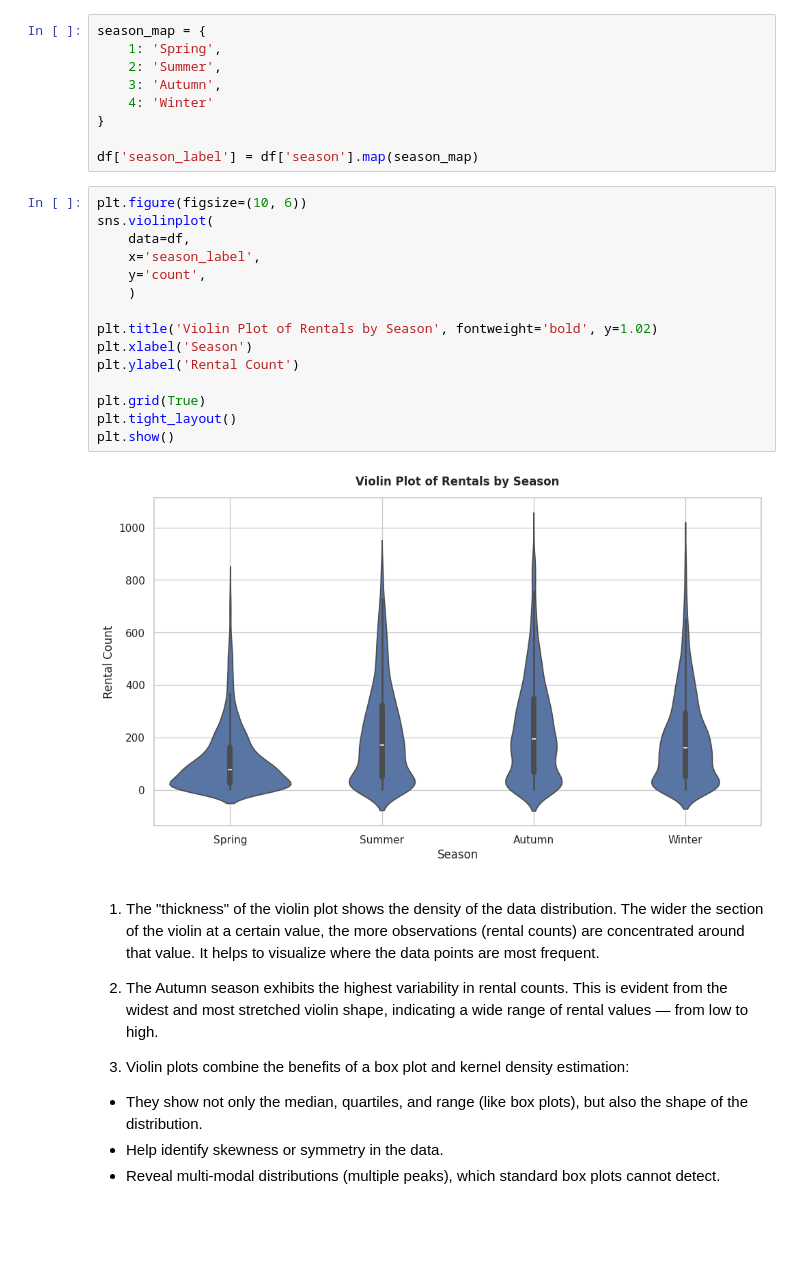
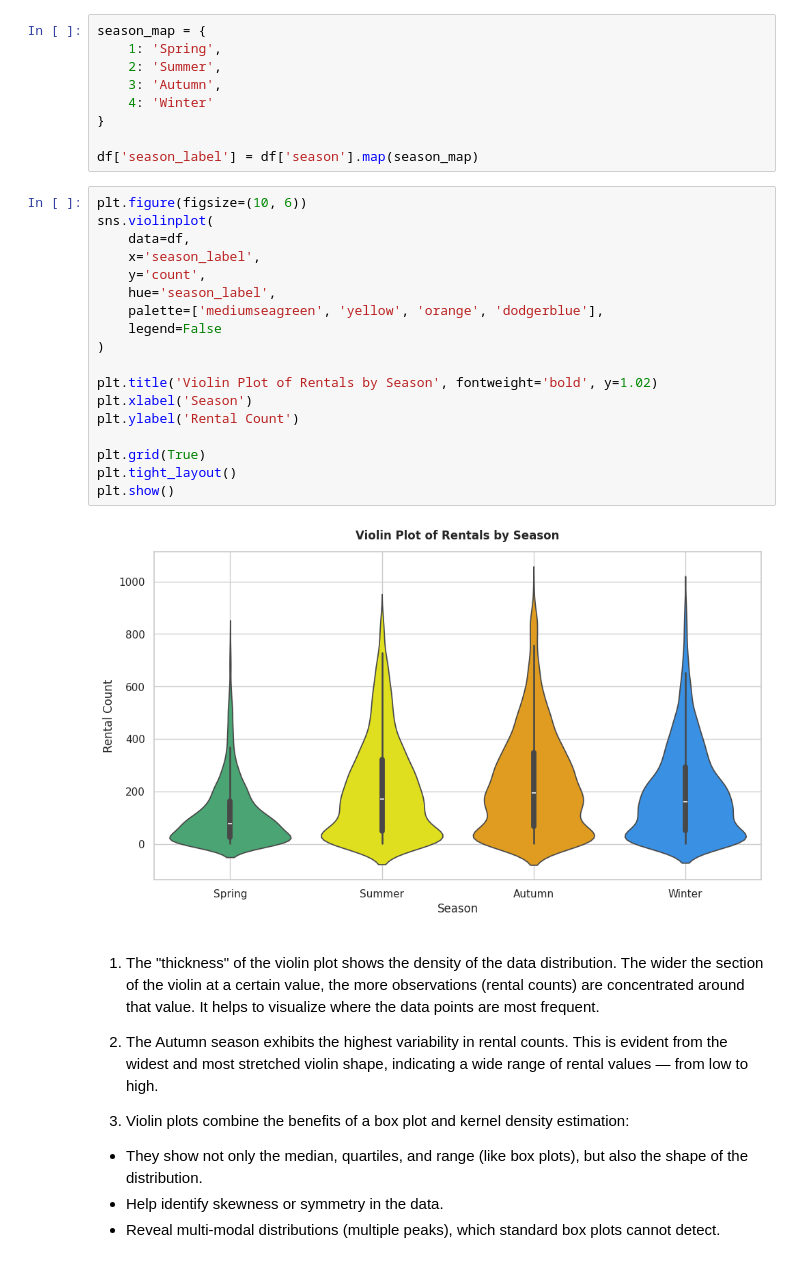
Before and after one commit to Yulia-Momotyuk/DLA-data-analysis-practice, a Jupyter notebook: Python/HW-7.3 Data visualization with Seaborn.ipynb, the cells around one changed output. Cells and saved outputs as stored; diff of their text form; blank space fills up the shorter version.

```diff
--- a/Python/HW-7.3 Data visualization with Seaborn.ipynb
+++ b/Python/HW-7.3 Data visualization with Seaborn.ipynb
@@ -305,23 +307,26 @@ season_map = {
 }
 
 df['season_label'] = df['season'].map(season_map)
-# %%
-plt.figure(figsize=(10, 6))
-sns.violinplot(
-    data=df,
-    x='season_label',
-    y='count',
-    )
-
-plt.title('Violin Plot of Rentals by Season', fontweight='bold', y=1.02)
-plt.xlabel('Season')
-plt.ylabel('Rental Count')
-
-plt.grid(True)
-plt.tight_layout()
-plt.show()
-# %% [output]
-[figure, removed]
+# %%
+plt.figure(figsize=(10, 6))
+sns.violinplot(
+    data=df,
+    x='season_label',
+    y='count',
+    hue='season_label',
+    palette=['mediumseagreen', 'yellow', 'orange', 'dodgerblue'],
+    legend=False
+)
+
+plt.title('Violin Plot of Rentals by Season', fontweight='bold', y=1.02)
+plt.xlabel('Season')
+plt.ylabel('Rental Count')
+
+plt.grid(True)
+plt.tight_layout()
+plt.show()
+# %% [output]
+[figure, added]
 # %% [markdown]
 1. The "thickness" of the violin plot shows the density of the data distribution. The wider the section of the violin at a certain value, the more observations (rental counts) are concentrated around that value. It helps to visualize where the data points are most frequent.
 
```
Also changed, not shown: parts of 4 cells of this notebook.
